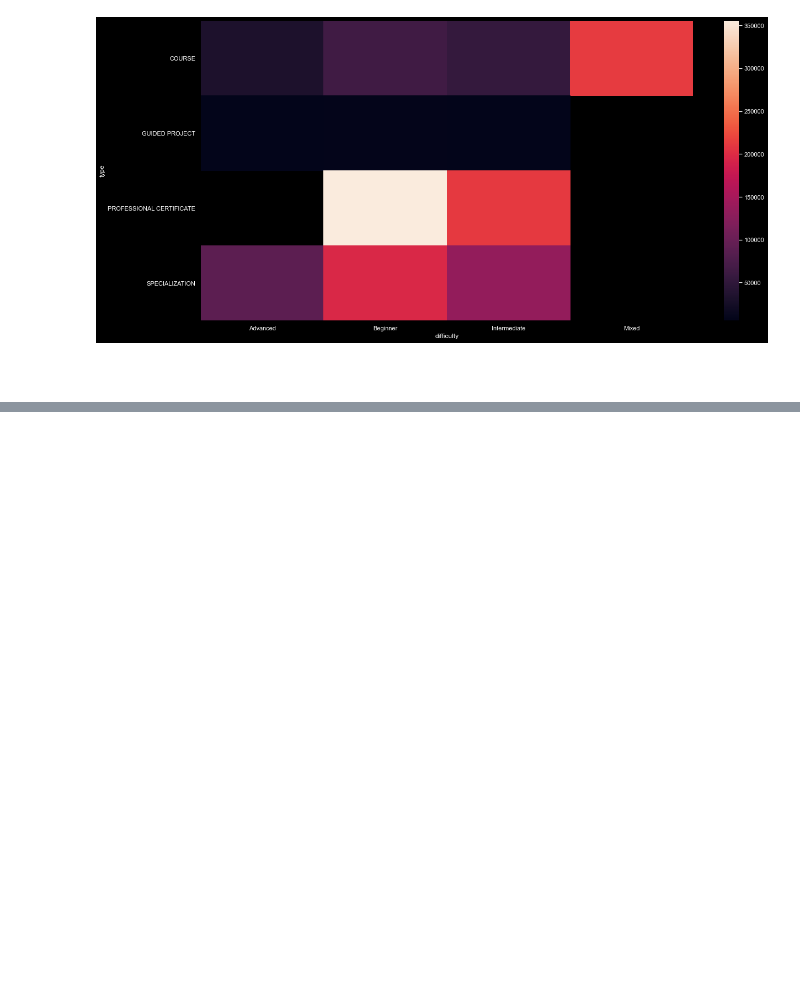
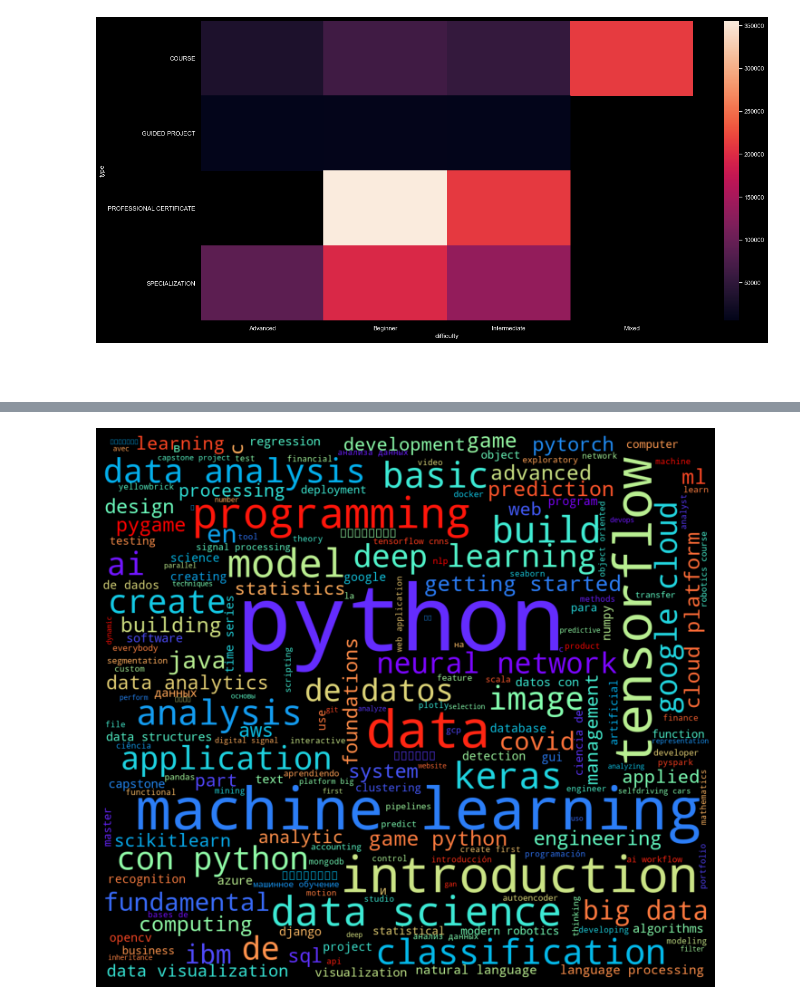
Before and after one commit to AayushSameerShah/CourseraAnalysis_with_Flask, a Jupyter notebook: EDA.ipynb, the cells around one changed output, grey strips where cells are left out. Saved outputs shown, nothing was run; the diff lists cells and outputs as text; code cells hidden in the pictures; blank space fills up the shorter version.

Commit message:
Added word cloud

```diff
--- a/EDA.ipynb
+++ b/EDA.ipynb
@@ -515,0 +518,2 @@ sns.heatmap(df.pivot_table(index= 'type', columns= 'difficulty', values= 'studen
+# %%
+courses = df.course.apply(remove)
@@ -515,0 +522,3 @@ sns.heatmap(df.pivot_table(index= 'type', columns= 'difficulty', values= 'studen
+# %%
+all_terms = []
+courses.apply(lambda x: all_terms.extend(x.lower().split()))
@@ -515,0 +538,15 @@ sns.heatmap(df.pivot_table(index= 'type', columns= 'difficulty', values= 'studen
+# %%
+all_terms = pd.Series(all_terms)
+all_terms = all_terms[~(all_terms.isin(stopwords))]
+# %%
+all_terms.drop(all_terms[all_terms == "using"].index, inplace= True)
+# %%
+text = ' '.join(all_terms)
+
+plt.rcParams['figure.figsize'] = (12,12)
+wordcloud = WordCloud(background_color = 'black', colormap='rainbow', width = 1200,  height = 1080, max_words = 200).generate(text)
+plt.imshow(wordcloud)
+plt.axis('off')
+plt.show()
+# %% [output]
+[figure, added]
```
Also changed, not shown: parts of 3 cells of this notebook, 1 other file.
